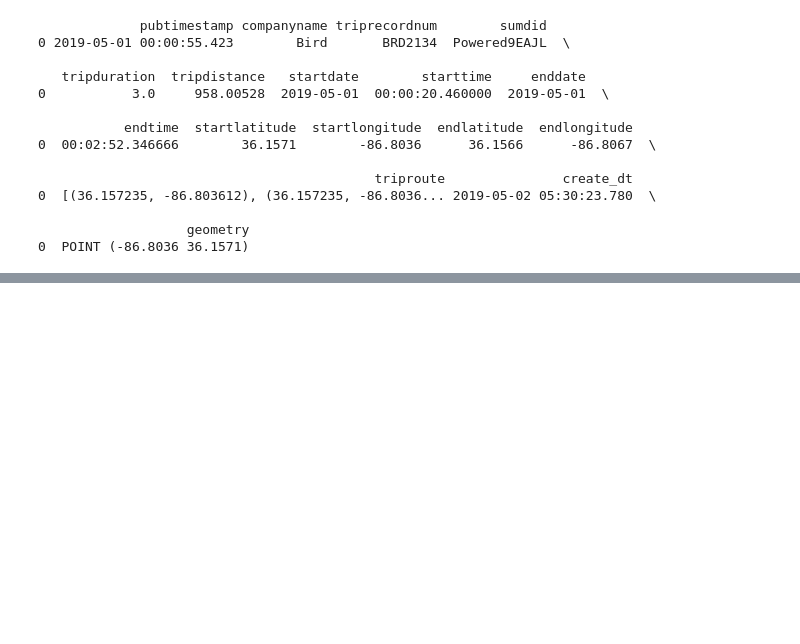
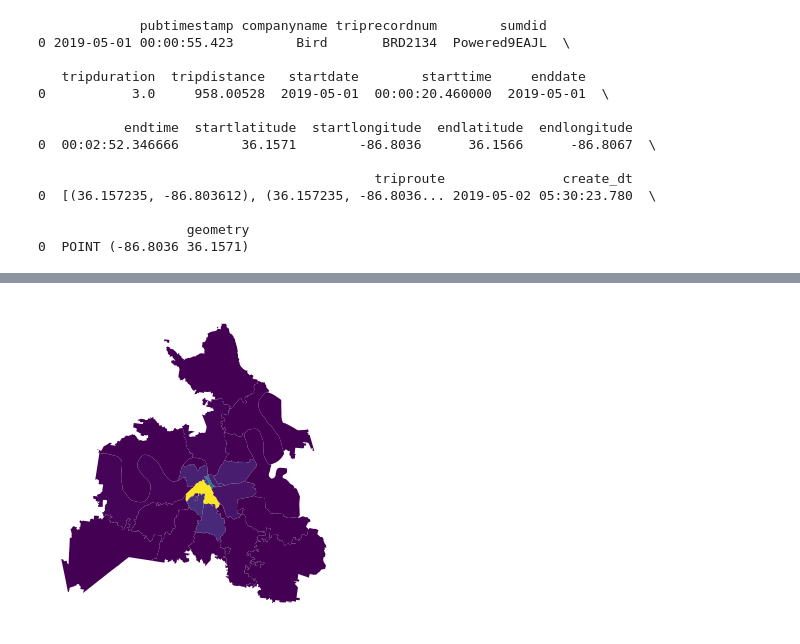
Before and after one commit to NSS-Data-Analytics-Cohort-8/scooter-partner1-badger-badger-python, a Jupyter notebook: notebooks/deliverables.ipynb, the cells around one changed output, grey strips where cells are left out. Cells and saved outputs as stored; diff of their text form; code cells hidden in the pictures; blank space fills up the shorter version.

```diff
--- a/notebooks/deliverables.ipynb
+++ b/notebooks/deliverables.ipynb
@@ -119,0 +78,3 @@ print(trips_by_zip.head(2))
+# %%
+mtz = trips_by_zip.groupby(['zip'])['endlatitude'].count().reset_index(name="count")
+mtz
@@ -119,0 +99,3 @@ print(trips_by_zip.head(2))
+# %%
+geo_ctz = mtz.merge(zipcodes, how = "left")
+geo_ctz.head()
@@ -119,0 +109,11 @@ print(trips_by_zip.head(2))
+# %%
+geo_ctz = gpd.GeoDataFrame(geo_ctz,
+                           crs = zipcodes.crs,
+                           geometry = geo_ctz['geometry'])
+# %%
+fig, ax = plt.subplots(figsize=(16,4))
+geo_ctz.plot(column = 'count',
+              ax = ax)
+ax.axis('off');
+# %% [output]
+[figure, added]
```
Also changed, not shown: parts of 5 cells of this notebook, 2 other files.
